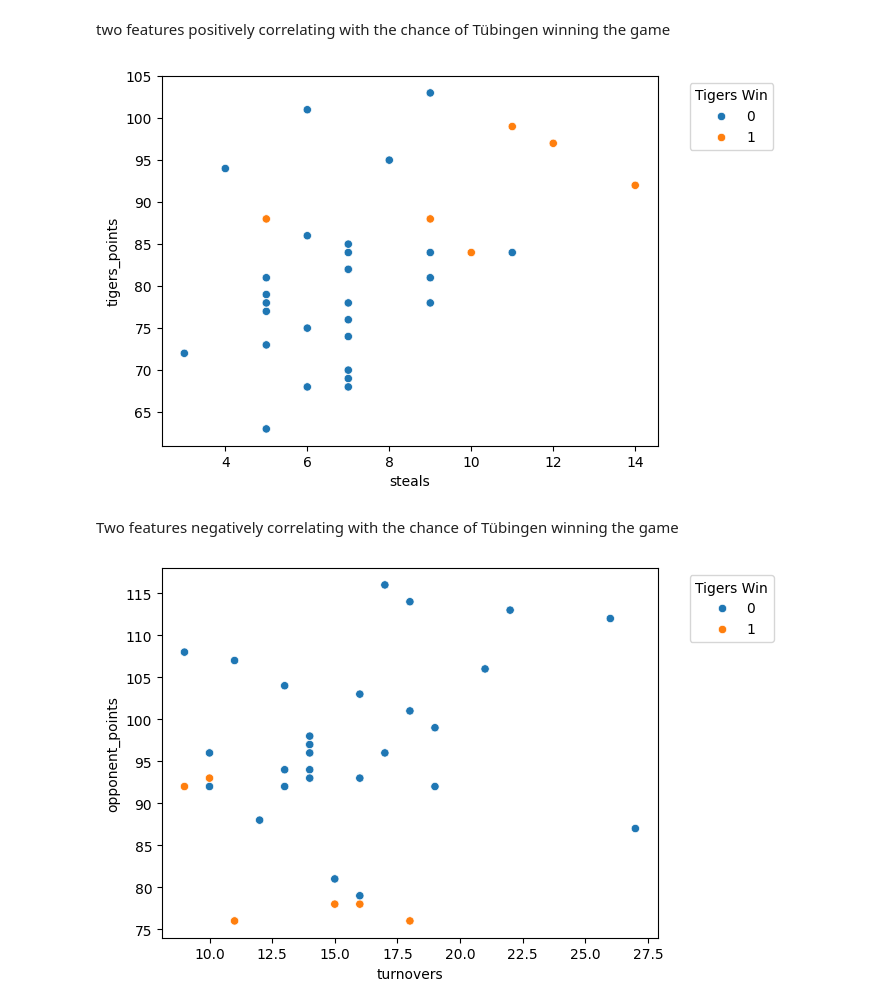
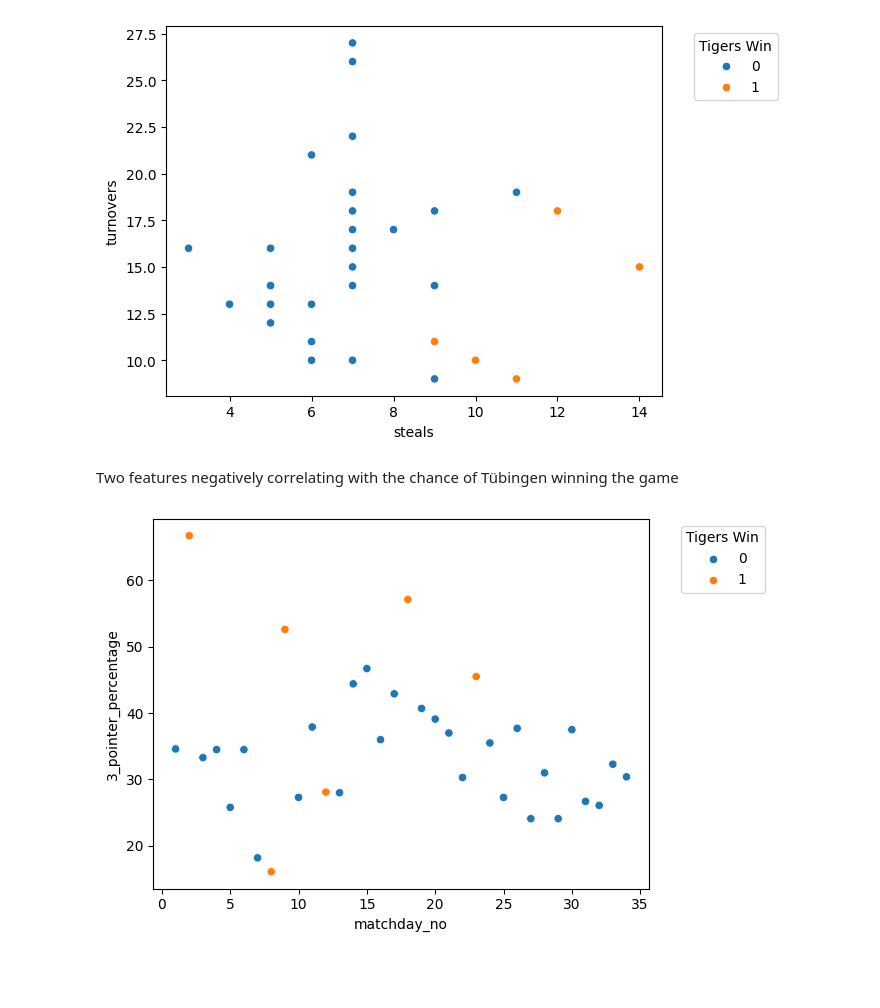
Before and after one commit to dxmme/T-biTigers, a Jupyter notebook: src/plots.ipynb, the cells around one changed output. Saved outputs shown, nothing was run; the diff lists cells and outputs as text; code cells hidden in the pictures; blank space fills up the shorter version.

Commit message:
nice plots

```diff
--- a/src/plots.ipynb
+++ b/src/plots.ipynb
@@ -61,20 +63,18 @@ steals                         0.712562
 dtype: float64
-# %% [markdown]
-two features positively correlating with the chance of Tübingen winning the game
 # %%
-sns.scatterplot(data=data, x="steals", y="tigers_points", hue="tigers_win")
+sns.scatterplot(data=data, x="steals", y="turnovers", hue="tigers_win")
 plt.legend(title="Tigers Win", bbox_to_anchor=(1.05, 1), loc='upper left')
 plt.show()
 # %% [output]
-[figure, old version]
+[figure, new version]
 # %% [markdown]
 Two features negatively correlating with the chance of Tübingen winning the game
 # %%
-sns.scatterplot(data=data, x="turnovers", y="opponent_points", hue="tigers_win")
+sns.scatterplot(data=data, x="matchday_no", y="3_pointer_percentage", hue="tigers_win")
 plt.legend(title="Tigers Win", bbox_to_anchor=(1.05, 1), loc='upper left')
 plt.show()
 # %% [output]
-[figure, old version]
+[figure, new version]
 # %%
 # 1D plot of steals and tigers win
 # fit logistic regression model
```
Also changed, not shown: parts of 4 cells of this notebook.
